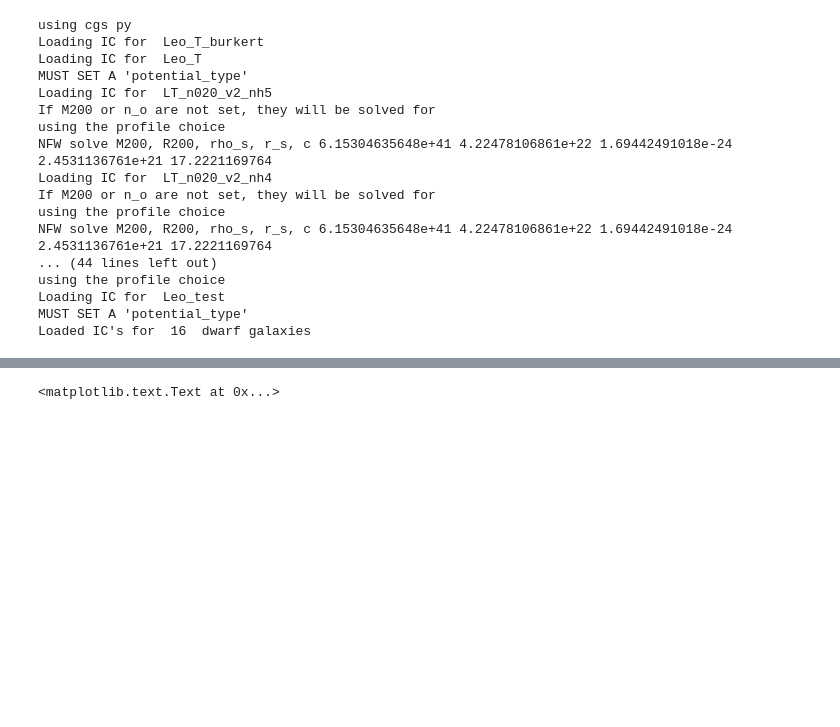
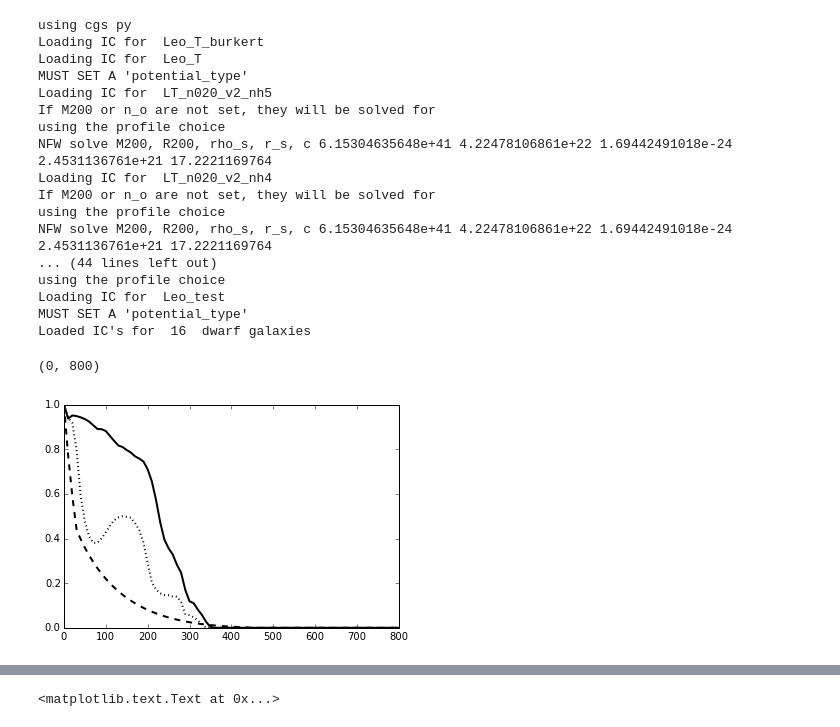
Before and after one commit to aemerick/dwarfs, a Jupyter notebook: analysis/analytic_model/LT_models_profiles.ipynb, the cells around one changed output, grey strips where cells are left out. Saved outputs shown, nothing was run; the diff lists cells and outputs as text; code cells hidden in the pictures; blank space fills up the shorter version.

```diff
--- a/analysis/analytic_model/LT_models_profiles.ipynb
+++ b/analysis/analytic_model/LT_models_profiles.ipynb
@@ -33,6 +33,9 @@ for ic in icl.ic_object_dict.keys():
     if ic.startswith('LT_n'):
         LT_names.append(ic)
         LT_dict[ic] = icl.ic_object_dict[ic]
+# %%
+LT_n075_v2_nh3 = np.genfromtxt('/home/emerick/Research/dwarfs/flash_runs/leo_T/LT_n075_v2_nh3/LT_n075_v2_nh3_cold_bound_mass.dat',names=True)
+LT_n075_v2_nh3_cont = np.genfromtxt('/home/emerick/Research/dwarfs/flash_runs/leo_T/LT_n075_v2_nh3/LT_n075_v2_nh3_cont_mass.dat',names=True)
 # %%
 anal_models = {}
 
@@ -41,4 +44,22 @@ for name in LT_names:
 
 for name in anal_models:
     anal_models[name].setup_orbit(0.0, LT_dict[name].ic['n_halo'], LT_dict[name].ic['v_halo'])
+# %%
+fig = plt.figure()
+ax = fig.add_subplot(111)
+
+t = np.linspace(0.0, 1000.0, 100.0)*cgs.Myr
+
+shock_kwargs = {'RPS':{'alpha':3.0,'beta':1.0,'method':'shock'},'KH':{'beta':4.}}
+
+M,R= anal_models['LT_n075_v2_nh3'].evolve(t, ['RPS','KH'],physics_kwargs=shock_kwargs)
+
+ax.plot(LT_n075_v2_nh3['t'], LT_n075_v2_nh3['m']/LT_n075_v2_nh3['m'][0], label='9pc Sim', color='black',ls='-',lw=2)
+ax.plot(LT_n075_v2_nh3_cont['t'], LT_n075_v2_nh3_cont['m']/LT_n075_v2_nh3_cont['m'][0], label='9pc Sim - Cont', color='black',ls=':',lw=2)
+
+ax.plot(t/cgs.Myr, M/M[0], label = 'Analytic', color='black',ls='--',lw=2)
+plt.xlim(0,800)
+# %% [output]
+(0, 800)
+[figure, added]
 # %%
```
Also changed, not shown: parts of 4 cells of this notebook.
